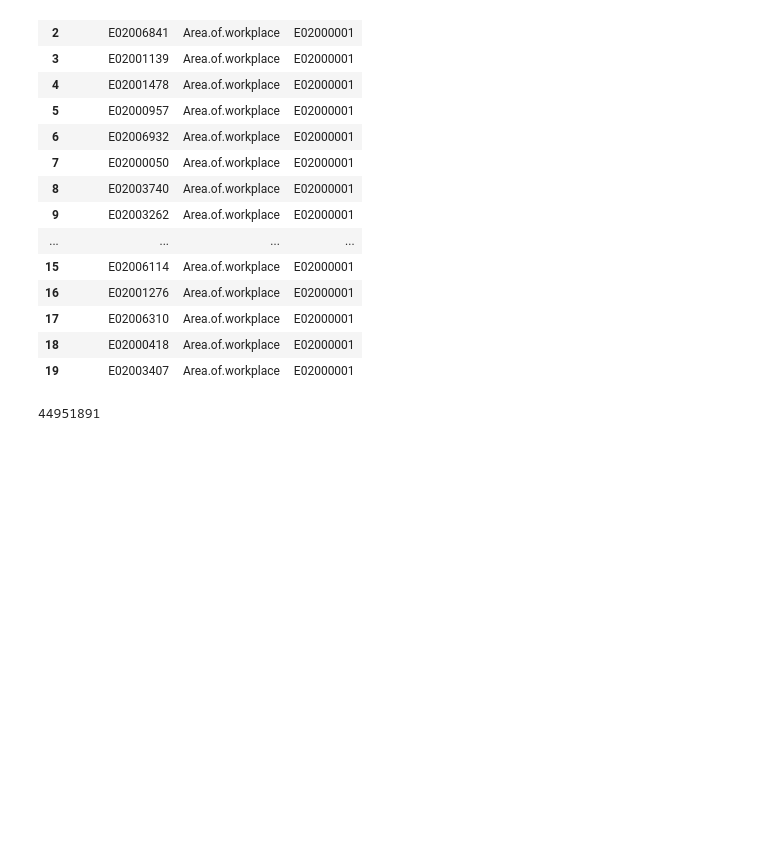
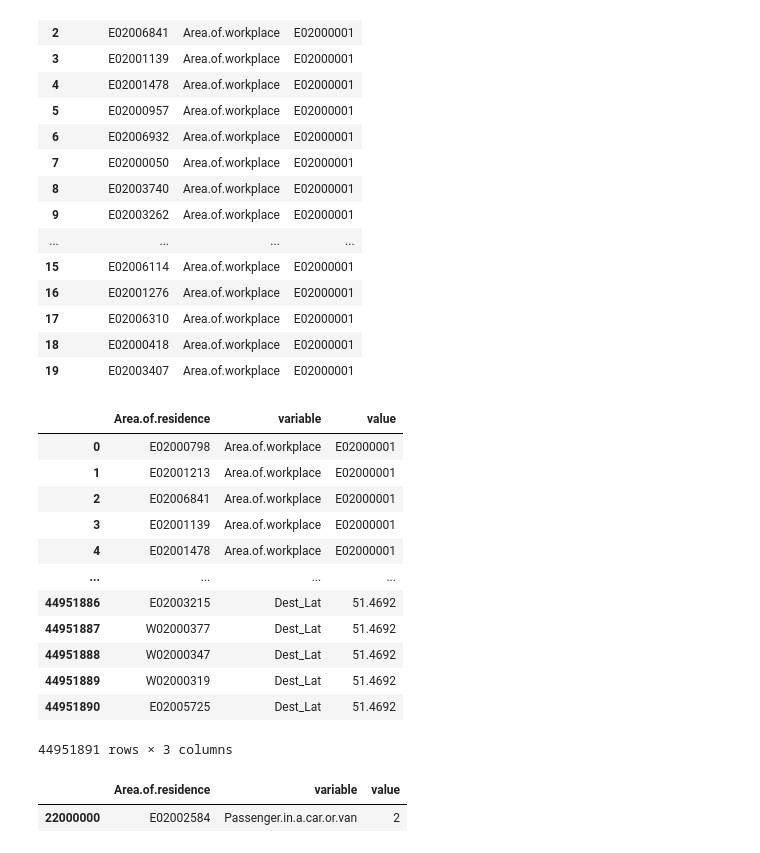
Before and after one commit to natesheehan/spidercartographers, a Jupyter notebook: Scripts/Converting csv to nested dictionary- json.ipynb, the cells around one changed output. Drawn from its saved outputs; the diff is of its cells as text; code cells hidden in the pictures; blank space fills up the shorter version.

```diff
--- a/Scripts/Converting csv to nested dictionary- json.ipynb
+++ b/Scripts/Converting csv to nested dictionary- json.ipynb
@@ -60,13 +65,32 @@ melted.head(20)
 | 17 | E02006310 | Area.of.workplace | E02000001 |
 | 18 | E02000418 | Area.of.workplace | E02000001 |
 | 19 | E02003407 | Area.of.workplace | E02000001 |
-# %%
-len(melted)
-# %% [output]
-44951891
+# %%
+#len(melted)
+melted
+# %% [output]
+|  | Area.of.residence | variable | value |
+| 0 | E02000798 | Area.of.workplace | E02000001 |
+| 1 | E02001213 | Area.of.workplace | E02000001 |
+| 2 | E02006841 | Area.of.workplace | E02000001 |
+| 3 | E02001139 | Area.of.workplace | E02000001 |
+| 4 | E02001478 | Area.of.workplace | E02000001 |
+| ... | ... | ... | ... |
+| 44951886 | E02003215 | Dest_Lat | 51.4692 |
+| 44951887 | W02000377 | Dest_Lat | 51.4692 |
+| 44951888 | W02000347 | Dest_Lat | 51.4692 |
+| 44951889 | W02000319 | Dest_Lat | 51.4692 |
+| 44951890 | E02005725 | Dest_Lat | 51.4692 |
+44951891 rows × 3 columns
 # %%
 # long ass dataframe - subset to check if below code works
-melted = melted.head(50000)
+# I choose a number above 2365889 because then we have more than one variable. Each variable is repeated 2365889 times
+melted = melted.head(25000000)
+# check
+melted.iloc[[22000000]]
+# %% [output]
+|  | Area.of.residence | variable | value |
+| 22000000 | E02002584 | Passenger.in.a.car.or.van | 2 |
 # %%
 # convert to csv for the next function
 melted.to_csv('csv_for_json.csv')
```
Also changed, not shown: parts of 4 cells of this notebook, 1 other file.
